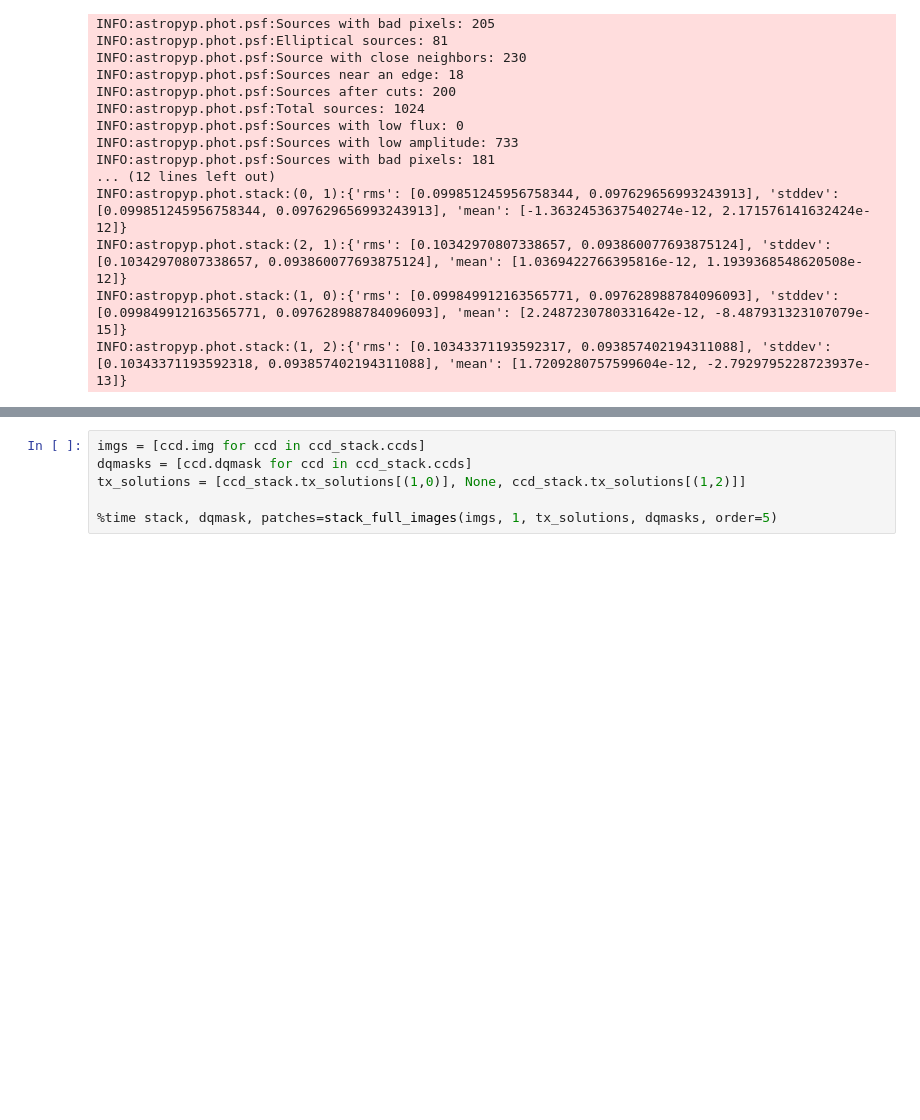
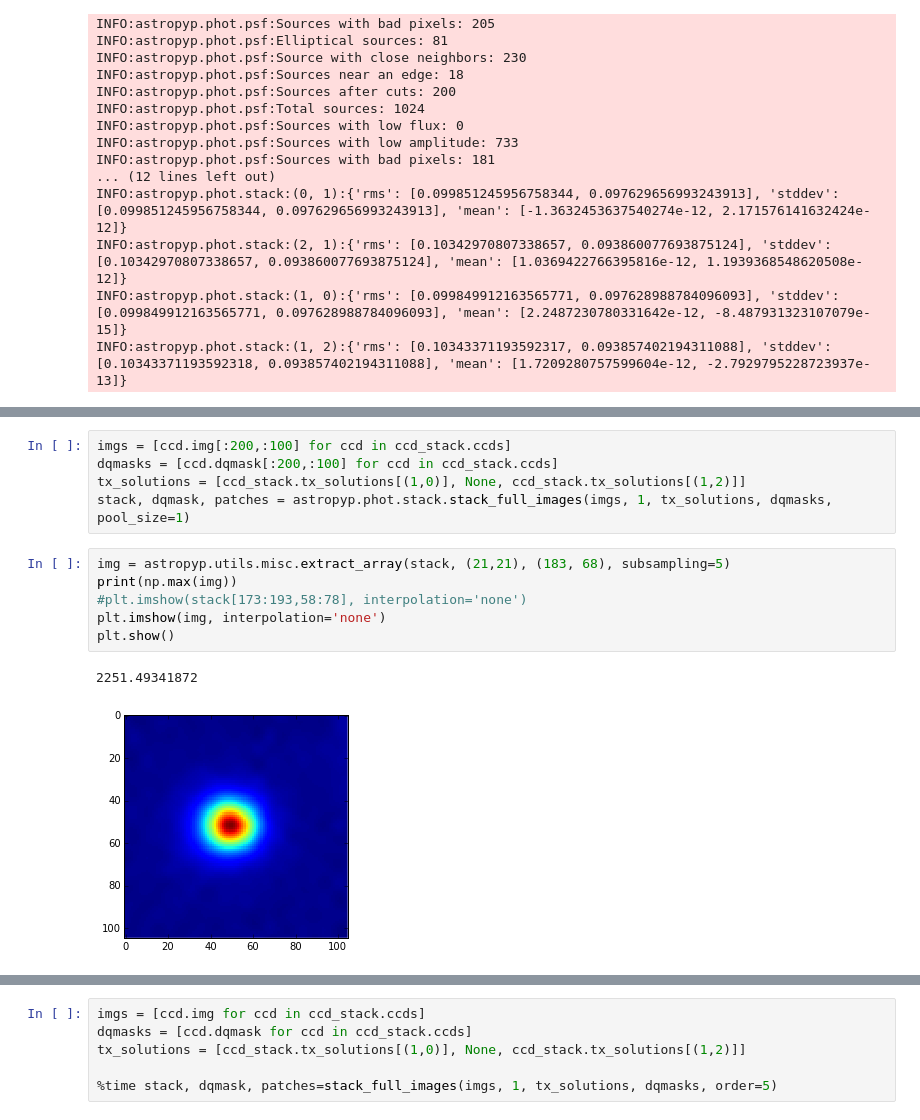
Before and after one commit to fred3m/astropyp, a Jupyter notebook: examples/test_full_img_stacking.ipynb, the cells around one changed output, grey strips where cells are left out. Drawn from its saved outputs; the diff is of its cells as text; blank space fills up the shorter version.

```diff
--- a/examples/test_full_img_stacking.ipynb
+++ b/examples/test_full_img_stacking.ipynb
@@ -292,3 +208,17 @@ imgs = [ccd.img[:200,:100] for ccd in ccd_stack.ccds]
 dqmasks = [ccd.dqmask[:200,:100] for ccd in ccd_stack.ccds]
 tx_solutions = [ccd_stack.tx_solutions[(1,0)], None, ccd_stack.tx_solutions[(1,2)]]
 stack, dqmask, patches = stack_full_images(imgs, 1, tx_solutions, dqmasks)
+# %%
+imgs = [ccd.img[:200,:100] for ccd in ccd_stack.ccds]
+dqmasks = [ccd.dqmask[:200,:100] for ccd in ccd_stack.ccds]
+tx_solutions = [ccd_stack.tx_solutions[(1,0)], None, ccd_stack.tx_solutions[(1,2)]]
+stack, dqmask, patches = astropyp.phot.stack.stack_full_images(imgs, 1, tx_solutions, dqmasks, pool_size=1)
+# %%
+img = astropyp.utils.misc.extract_array(stack, (21,21), (183, 68), subsampling=5)
+print(np.max(img))
+#plt.imshow(stack[173:193,58:78], interpolation='none')
+plt.imshow(img, interpolation='none')
+plt.show()
+# %% [output]
+2251.49341872
+[figure, added]
```
Also changed, not shown: parts of 20 cells of this notebook, 6 other files.
